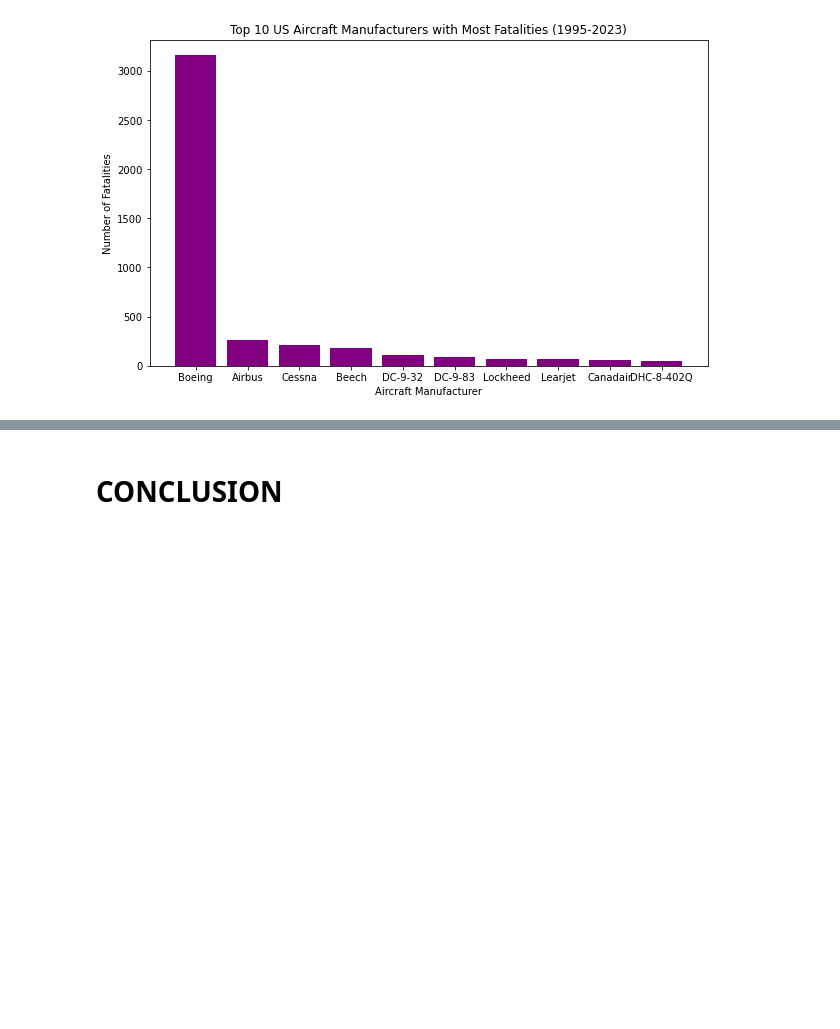
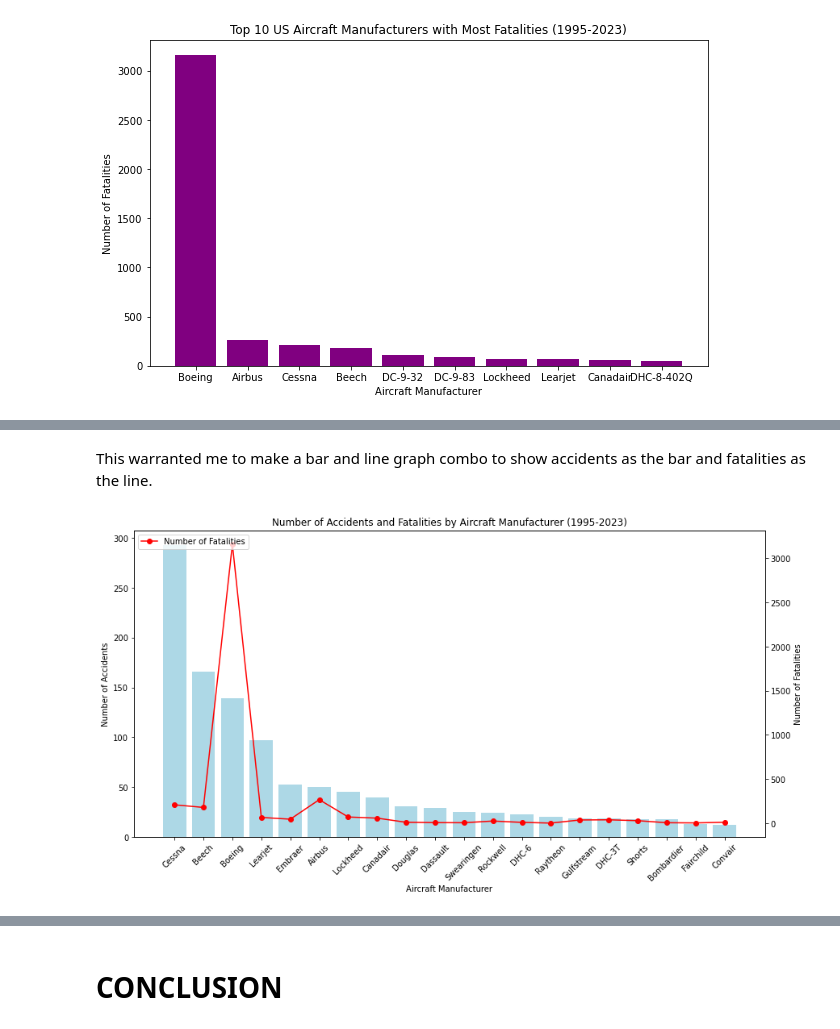
Before and after one commit to collinsgithinji-beep/Project_Phase-1, a Jupyter notebook: index.ipynb, the cells around one changed output, grey strips where cells are left out. Drawn from its saved outputs; the diff is of its cells as text; code cells hidden in the pictures; blank space fills up the shorter version.

```diff
--- a/index.ipynb
+++ b/index.ipynb
@@ -531,0 +547,4 @@ plt.show()
+# %%
+joined_data = pd.concat([USA_airplanes_25_years, USA_airplane_fatalities_25_years], axis=1, join='inner')
+joined_data.columns = ['Number of Accidents', 'Number of Fatalities']
+joined_data
@@ -531,0 +565,18 @@ plt.show()
+# %% [markdown]
+This warranted me to make a bar and line graph combo to show accidents as the bar and fatalities as the line.
+# %%
+joined_data = joined_data.iloc[:20]
+
+plt.figure(figsize=(14,7))
+plt.bar(joined_data.index, joined_data['Number of Accidents'], color='lightblue', label='Number of Accidents')
+plt.xlabel('Aircraft Manufacturer')
+plt.ylabel('Number of Accidents')
+plt.title('Number of Accidents and Fatalities by Aircraft Manufacturer (1995-2023)')
+plt.xticks(rotation=45)
+plt.twinx()
+plt.plot(joined_data.index, joined_data['Number of Fatalities'], color='red', marker='o', label='Number of Fatalities')
+plt.ylabel('Number of Fatalities')
+plt.legend(loc='upper left')
+plt.show()
+# %% [output]
+[figure, added]
```
Also changed, not shown: parts of 14 cells of this notebook, 5 other files.
